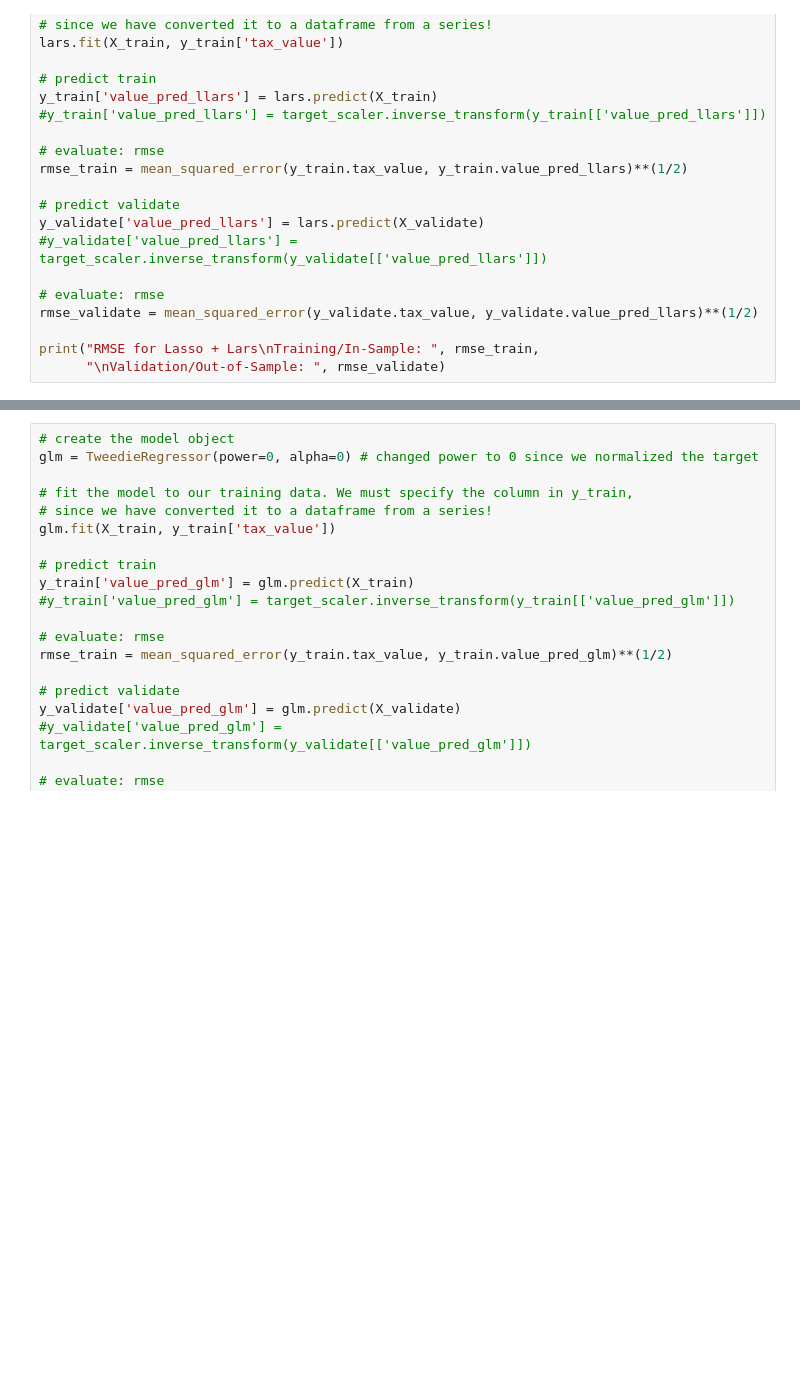
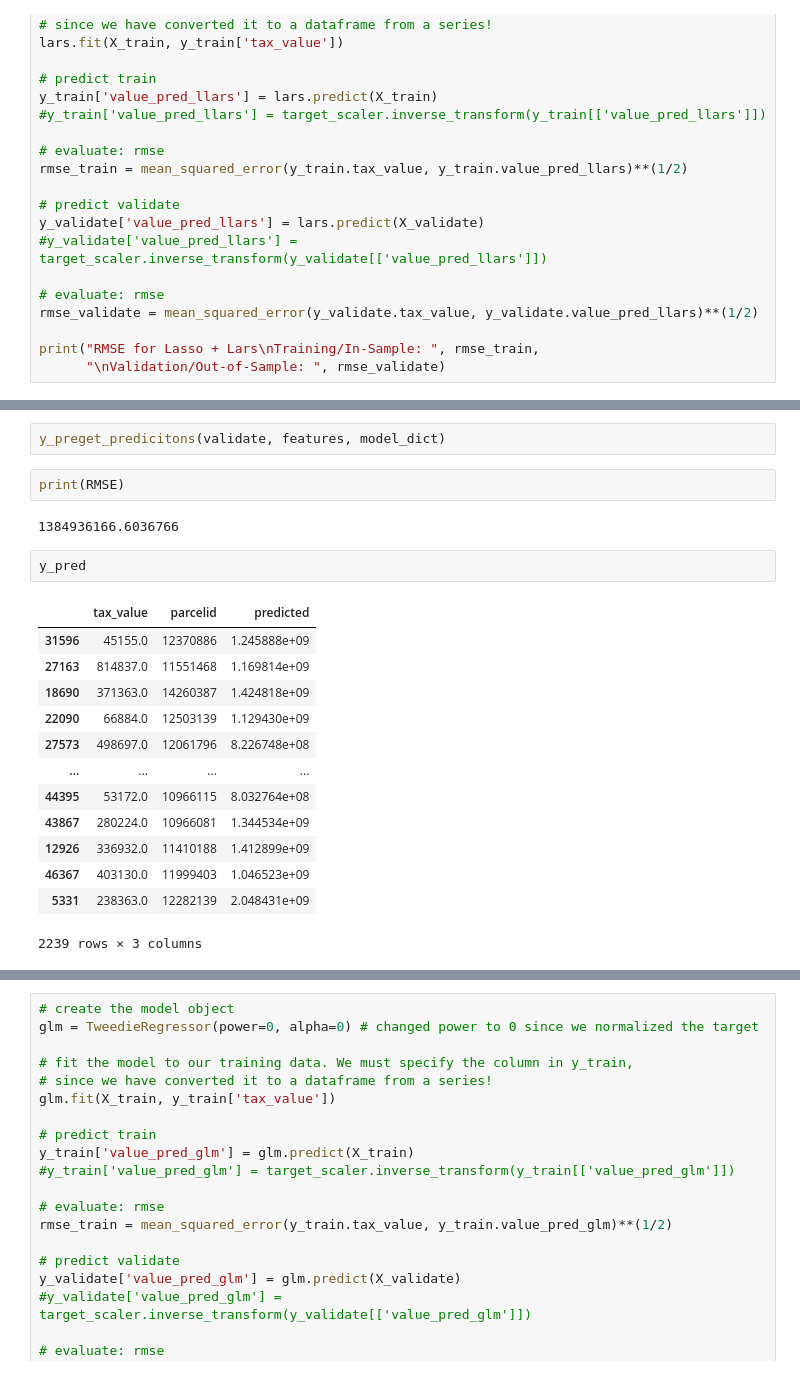
Before and after one commit to DanChurchill/regression_project_zillow, a Jupyter notebook: scale_test2.ipynb, the cells around one changed output, grey strips where cells are left out. Drawn from its saved outputs; the diff is of its cells as text; blank space fills up the shorter version.

```diff
--- a/scale_test2.ipynb
+++ b/scale_test2.ipynb
@@ -193,0 +314,22 @@ print("RMSE for Lasso + Lars\nTraining/In-Sample: ", rmse_train,
+# %%
+y_preget_predicitons(validate, features, model_dict)
+# %%
+print(RMSE)
+# %% [output]
+1384936166.6036766
+# %%
+y_pred
+# %% [output]
+|  | tax_value | parcelid | predicted |
+| 31596 | 45155.0 | 12370886 | 1.245888e+09 |
+| 27163 | 814837.0 | 11551468 | 1.169814e+09 |
+| 18690 | 371363.0 | 14260387 | 1.424818e+09 |
+| 22090 | 66884.0 | 12503139 | 1.129430e+09 |
+| 27573 | 498697.0 | 12061796 | 8.226748e+08 |
+| ... | ... | ... | ... |
+| 44395 | 53172.0 | 10966115 | 8.032764e+08 |
+| 43867 | 280224.0 | 10966081 | 1.344534e+09 |
+| 12926 | 336932.0 | 11410188 | 1.412899e+09 |
+| 46367 | 403130.0 | 11999403 | 1.046523e+09 |
+| 5331 | 238363.0 | 12282139 | 2.048431e+09 |
+2239 rows × 3 columns
```
Also changed, not shown: parts of 17 cells of this notebook, 4 other files.
